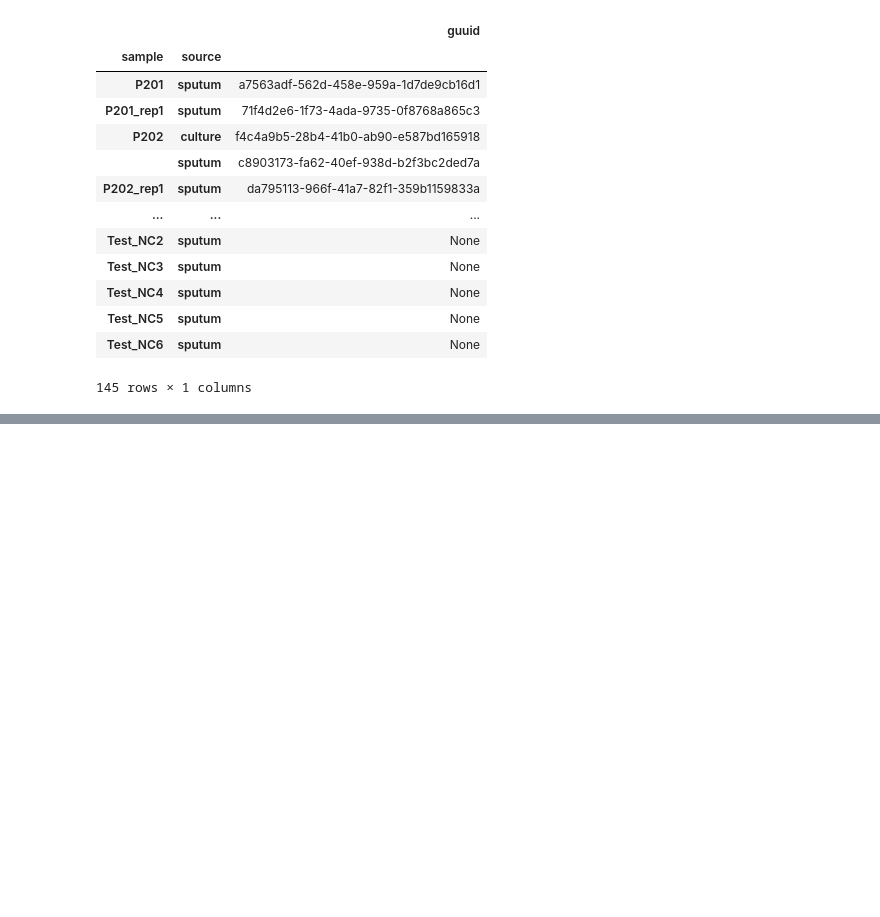
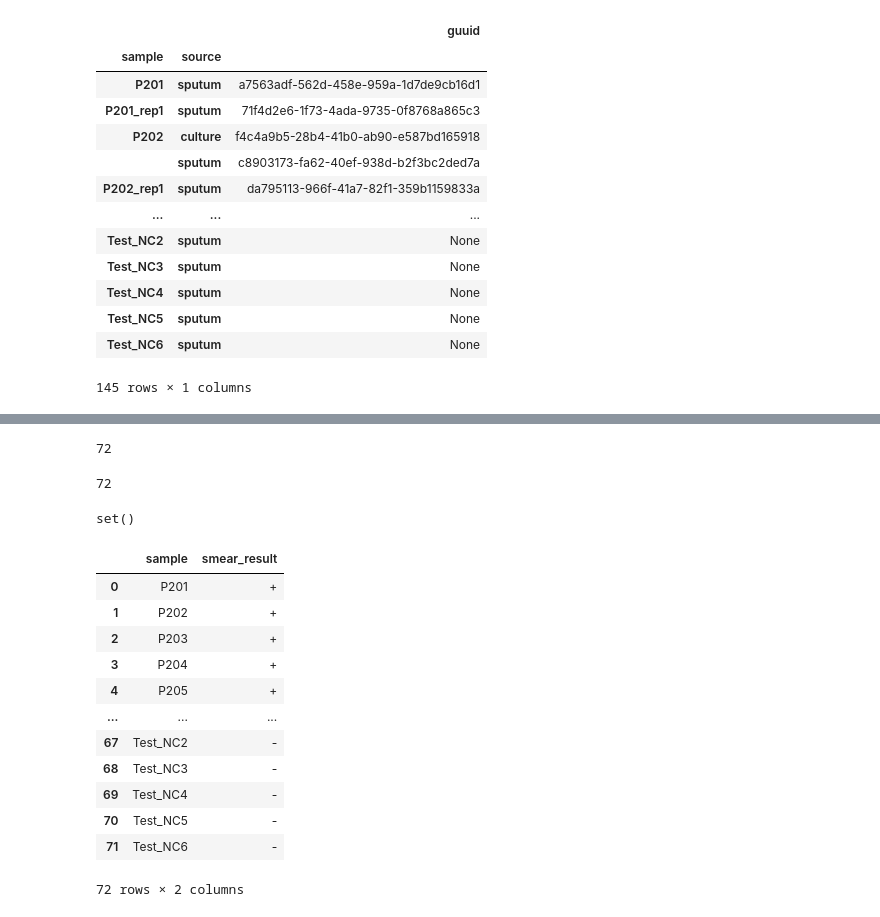
Before and after one commit to iqbal-lab-org/tb-sputum-project, a Jupyter notebook: docs/data_cleaning.ipynb, the cells around one changed output, grey strips where cells are left out. Saved outputs shown, nothing was run; the diff lists cells and outputs as text; code cells hidden in the pictures; blank space fills up the shorter version.

Commit message:
update data cleaning

```diff
--- a/docs/data_cleaning.ipynb
+++ b/docs/data_cleaning.ipynb
@@ -587,0 +631,6 @@ illumina_df.to_csv("illumina_samples.csv")
+# %%
+smear_results = dict()
+for row in s.splitlines():
+    sample, result = row.split()
+    assert sample not in smear_results
+    smear_results[sample] = result
@@ -587,0 +693,10 @@ illumina_df.to_csv("illumina_samples.csv")
+# %%
+for row in s.splitlines():
+    sample, result = row.split()
+    sample = f"Test_{sample}"
+    if "+" in result:
+        result = "+" * int(result[0])
+    if sample in smear_results:
+        assert smear_results[sample] == result, f"Smear results for {sample} don't match"
+    else:
+        smear_results[sample] = result
@@ -587,0 +731,30 @@ illumina_df.to_csv("illumina_samples.csv")
+# %%
+len(samples)
+# %% [output]
+72
+# %%
+len(smear_results)
+# %% [output]
+72
+# %%
+smear_results.keys() - samples
+# %% [output]
+set()
+# %%
+smear_df = pd.DataFrame(smear_results.items(), columns=["sample", "smear_result"])
+# %%
+smear_df
+# %% [output]
+|  | sample | smear_result |
+| 0 | P201 | + |
+| 1 | P202 | + |
+| 2 | P203 | + |
+| 3 | P204 | + |
+| 4 | P205 | + |
+| ... | ... | ... |
+| 67 | Test_NC2 | - |
+| 68 | Test_NC3 | - |
+| 69 | Test_NC4 | - |
+| 70 | Test_NC5 | - |
+| 71 | Test_NC6 | - |
+72 rows × 2 columns
```
Also changed, not shown: parts of 10 cells of this notebook.
